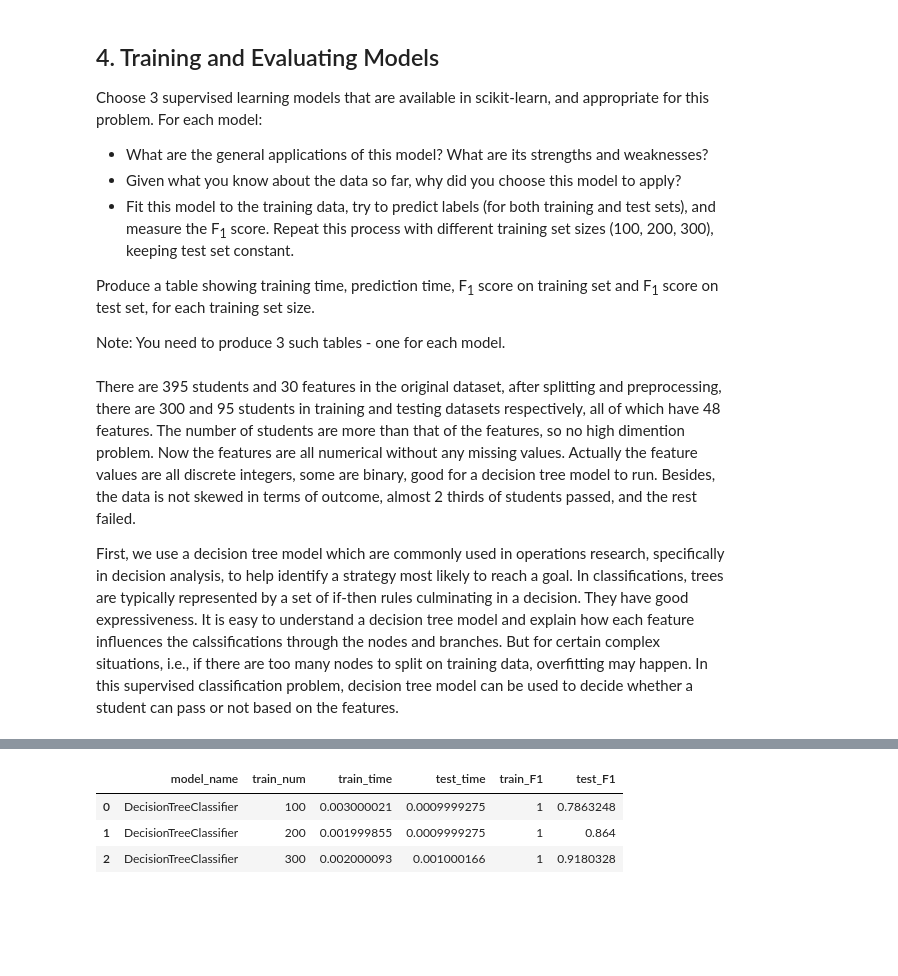
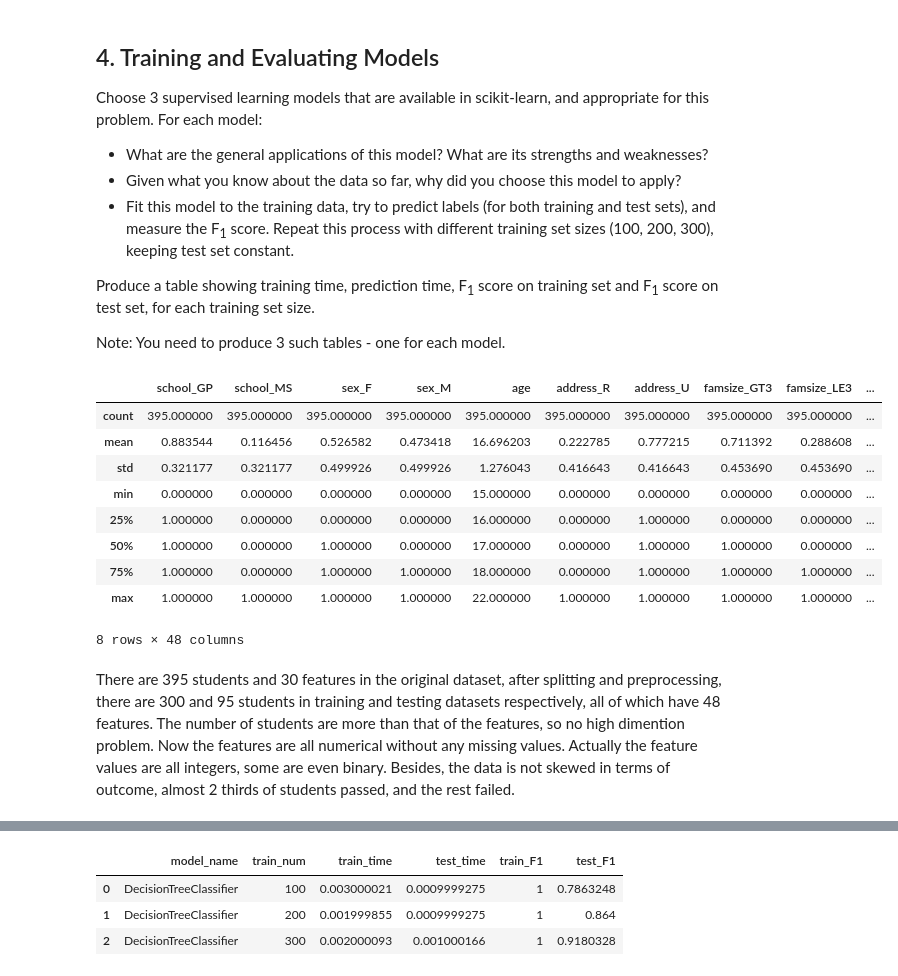
Before and after one commit to richardsun-voyager/MachineLearningNanodegreeProjects, a Jupyter notebook: student_intervention/student_intervention.ipynb, the cells around one changed output, grey strips where cells are left out. Drawn from its saved outputs; the diff is of its cells as text; code cells hidden in the pictures; blank space fills up the shorter version.

Commit message:
modified:   student_intervention/.ipynb_checkpoints/student_intervention-checkpoint.ipynb 	modified:   student_intervention/student_intervention.ipynb

```diff
--- a/student_intervention/student_intervention.ipynb
+++ b/student_intervention/student_intervention.ipynb
@@ -182,7 +181,18 @@ Choose 3 supervised learning models that are available in scikit-learn, and appr
 Produce a table showing training time, prediction time, F<sub>1</sub> score on training set and F<sub>1</sub> score on test set, for each training set size.
 
 Note: You need to produce 3 such tables - one for each model.
+# %%
+X_all.describe()
+# %% [output]
+|  | school_GP | school_MS | sex_F | sex_M | age | address_R | address_U | famsize_GT3 | famsize_LE3 | ... |
+| count | 395.000000 | 395.000000 | 395.000000 | 395.000000 | 395.000000 | 395.000000 | 395.000000 | 395.000000 | 395.000000 | ... |
+| mean | 0.883544 | 0.116456 | 0.526582 | 0.473418 | 16.696203 | 0.222785 | 0.777215 | 0.711392 | 0.288608 | ... |
+| std | 0.321177 | 0.321177 | 0.499926 | 0.499926 | 1.276043 | 0.416643 | 0.416643 | 0.453690 | 0.453690 | ... |
+| min | 0.000000 | 0.000000 | 0.000000 | 0.000000 | 15.000000 | 0.000000 | 0.000000 | 0.000000 | 0.000000 | ... |
+| 25% | 1.000000 | 0.000000 | 0.000000 | 0.000000 | 16.000000 | 0.000000 | 1.000000 | 0.000000 | 0.000000 | ... |
+| 50% | 1.000000 | 0.000000 | 1.000000 | 0.000000 | 17.000000 | 0.000000 | 1.000000 | 1.000000 | 0.000000 | ... |
+| 75% | 1.000000 | 0.000000 | 1.000000 | 1.000000 | 18.000000 | 0.000000 | 1.000000 | 1.000000 | 1.000000 | ... |
+| max | 1.000000 | 1.000000 | 1.000000 | 1.000000 | 22.000000 | 1.000000 | 1.000000 | 1.000000 | 1.000000 | ... |
+8 rows × 48 columns
 # %% [markdown]
-There are 395 students and 30 features in the original dataset, after splitting and preprocessing, there are 300 and 95 students in training and testing datasets respectively, all of which have 48 features. The number of students are more than that of the features, so no high dimention problem. Now the features are all numerical without any missing values. Actually the feature values are all discrete integers, some are binary, good for a decision tree model to run. Besides, the data is not skewed in terms of outcome, almost 2 thirds of students passed, and the rest failed.
-
-First, we use a decision tree model which are commonly used in operations research, specifically in decision analysis, to help identify a strategy most likely to reach a goal. In classifications, trees are typically represented by a set of if-then rules culminating in a decision. They have good expressiveness. It is easy to understand a decision tree model and explain how each feature influences the calssifications through the nodes and branches. But for certain complex situations, i.e., if there are too many nodes to split on training data, overfitting may happen. In this supervised classification problem, decision tree model can be used to decide whether a student can pass or not based on the features.
+There are 395 students and 30 features in the original dataset, after splitting and preprocessing, there are 300 and 95 students in training and testing datasets respectively, all of which have 48 features. The number of students are more than that of the features, so no high dimention problem. Now the features are all numerical without any missing values. Actually the feature values are all integers, some are even binary. Besides, the data is not skewed in terms of outcome, almost 2 thirds of students passed, and the rest failed.
```
Also changed, not shown: parts of 23 cells of this notebook.
